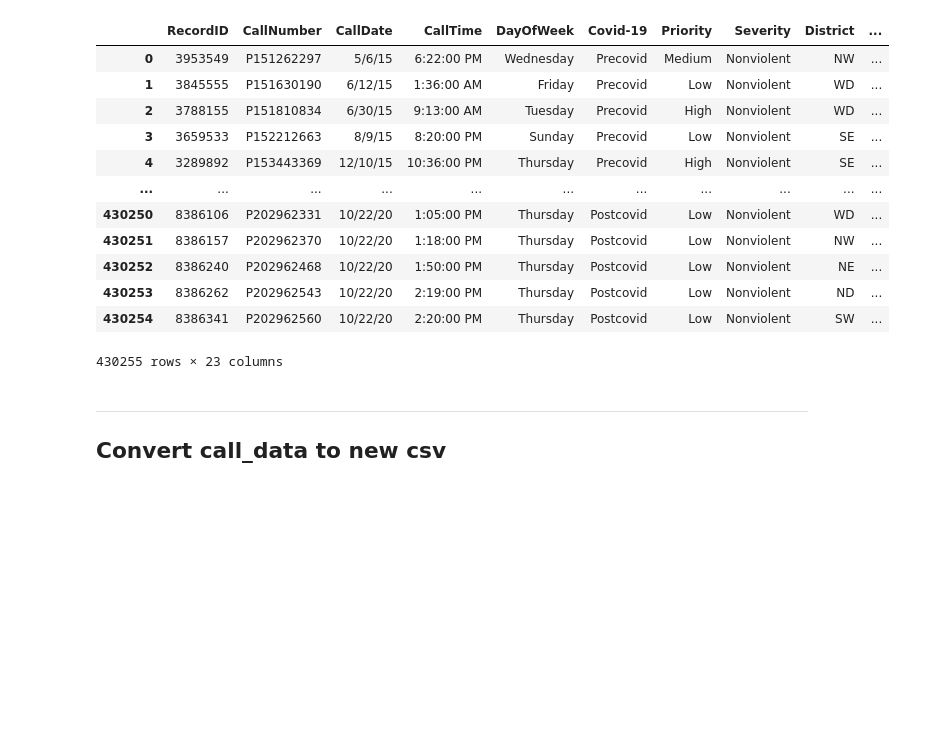
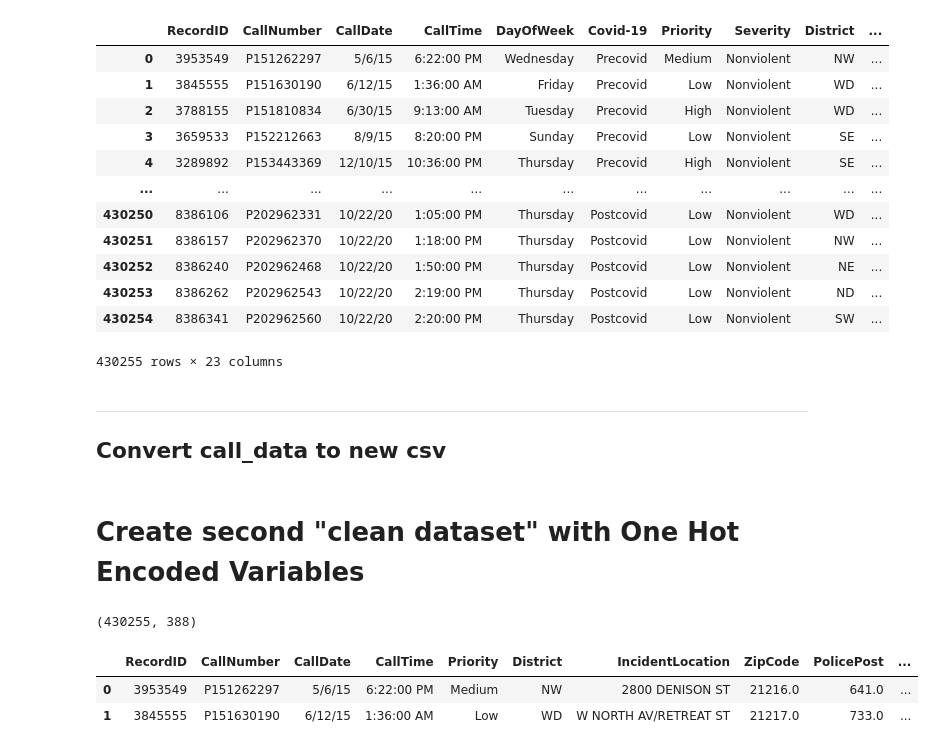
Before and after one commit to Baltimore-Data-Science-Corps-TU-Team/Logistic-Regression-911-Calls, a Jupyter notebook: data_preprocessing.ipynb, the cells around one changed output. Drawn from its saved outputs; the diff is of its cells as text; code cells hidden in the pictures; blank space fills up the shorter version.

Commit message:
Update clean datasets

```diff
--- a/data_preprocessing.ipynb
+++ b/data_preprocessing.ipynb
@@ -20,8 +20,7 @@ github_session.auth = (username, token)
 # %% [markdown]
 ## Import Aggregated Dataset
 # %%
-url = "https://raw.githubusercontent.com/Baltimore-Data-Science-Corps-TU-Team/Logistic-Regression-911-Calls/main/wrangled_data/call_data.csv?token=AJZB73I3XL4YRIKL7JKIW5C7UMIQW"
-
+url = "https://media.githubusercontent.com/media/Baltimore-Data-Science-Corps-TU-Team/Logistic-Regression-911-Calls/main/wrangled_data/call_data.csv?token=AJZB73J4PAZS2EUU3INDXOK7UR3DA"
 # retrieving raw version of csv file on GitHub
 path = github_session.get(url).content
 
@@ -156,3 +155,18 @@ call_data
 ## Convert call_data to new csv
 # %%
 call_data.to_csv("911_data.csv")
+# %% [markdown]
+# Create second "clean dataset" with One Hot Encoded Variables
+# %%
+#make a dummy variable for district and primary type of crime
+dummydf=pd.get_dummies(call_data,columns=["Description","DayOfWeek ","Covid-19","Severity","Neighborhood","PoliceDistrict","Community_Statistical_Areas"])
+#the get_dummies function will actually break the whole district column without preserving the original column.
+#we will just make a copy here in case we need to use it in the future
+dummydf=dummydf.join(call_data[["Description","DayOfWeek ","Covid-19","Severity","Neighborhood","PoliceDistrict","Community_Statistical_Areas"]])
+print (dummydf.shape)
+dummydf.head(2)
+# %% [output]
+(430255, 388)
+|  | RecordID | CallNumber | CallDate | CallTime | Priority | District | IncidentLocation | ZipCode | PolicePost | ... |
+| 0 | 3953549 | P151262297 | 5/6/15 | 6:22:00 PM | Medium | NW | 2800 DENISON ST | 21216.0 | 641.0 | ... |
+| 1 | 3845555 | P151630190 | 6/12/15 | 1:36:00 AM | Low | WD | W NORTH AV/RETREAT ST | 21217.0 | 733.0 | ... |
```
Also changed, not shown: parts of 1 cell of this notebook, 1 other file.
